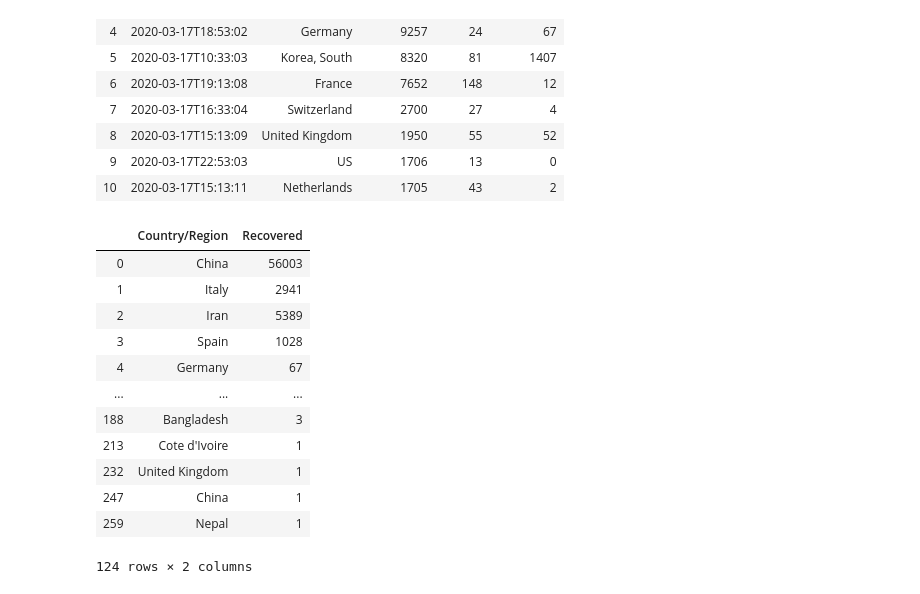
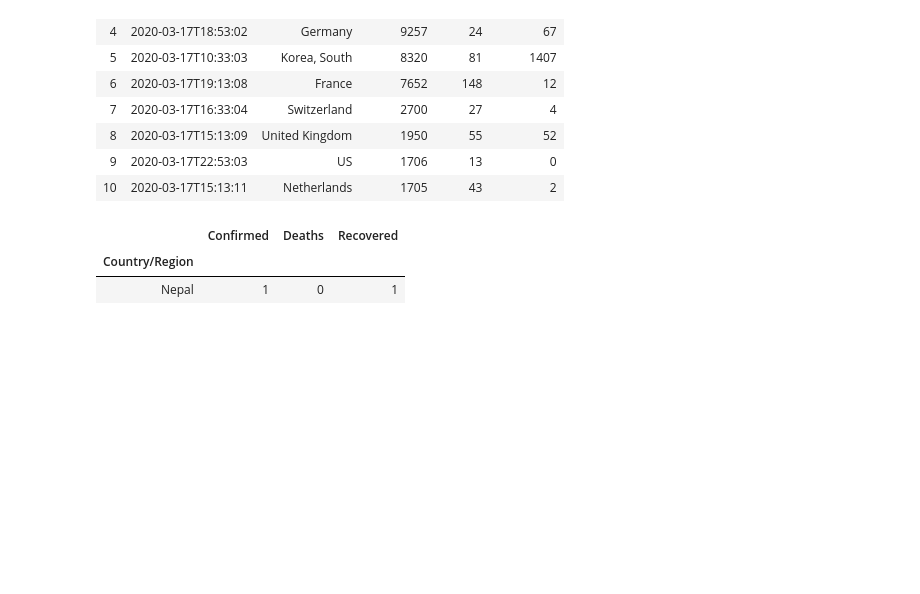
Before and after one commit to Deveshb9/IMLA, a Jupyter notebook: LAB-1/IMLA_Lab1_PB47.ipynb, the cells around one changed output. Drawn from its saved outputs; the diff is of its cells as text; code cells hidden in the pictures; blank space fills up the shorter version.

```diff
--- a/LAB-1/IMLA_Lab1_PB47.ipynb
+++ b/LAB-1/IMLA_Lab1_PB47.ipynb
@@ -160,20 +160,11 @@ top_10.loc[:10]
 # %%
 #7. To list countries with all cases of Novel Coronavirus (COVID-19) recover
 #   removed all zero
-
-recovered_country = data[["Country/Region","Recovered"]]
-recovered_country.loc[(recovered_country!=0).all(axis=1)]
+data_country = data.groupby(['Country/Region'])[['Confirmed','Deaths','Recovered']].sum()
+data_country_recover = data_country[data_country['Confirmed']==data_country['Recovered']]
+data_recovery = data_country_recover[data_country_recover['Confirmed']>0]
+data_recovery
 # %% [output]
-|  | Country/Region | Recovered |
-| 0 | China | 56003 |
-| 1 | Italy | 2941 |
-| 2 | Iran | 5389 |
-| 3 | Spain | 1028 |
-| 4 | Germany | 67 |
-| ... | ... | ... |
-| 188 | Bangladesh | 3 |
-| 213 | Cote d'Ivoire | 1 |
-| 232 | United Kingdom | 1 |
-| 247 | China | 1 |
-| 259 | Nepal | 1 |
+|  | Confirmed | Deaths | Recovered |
+| Country/Region |  |  |  |
+| Nepal | 1 | 0 | 1 |
-124 rows × 2 columns
```
